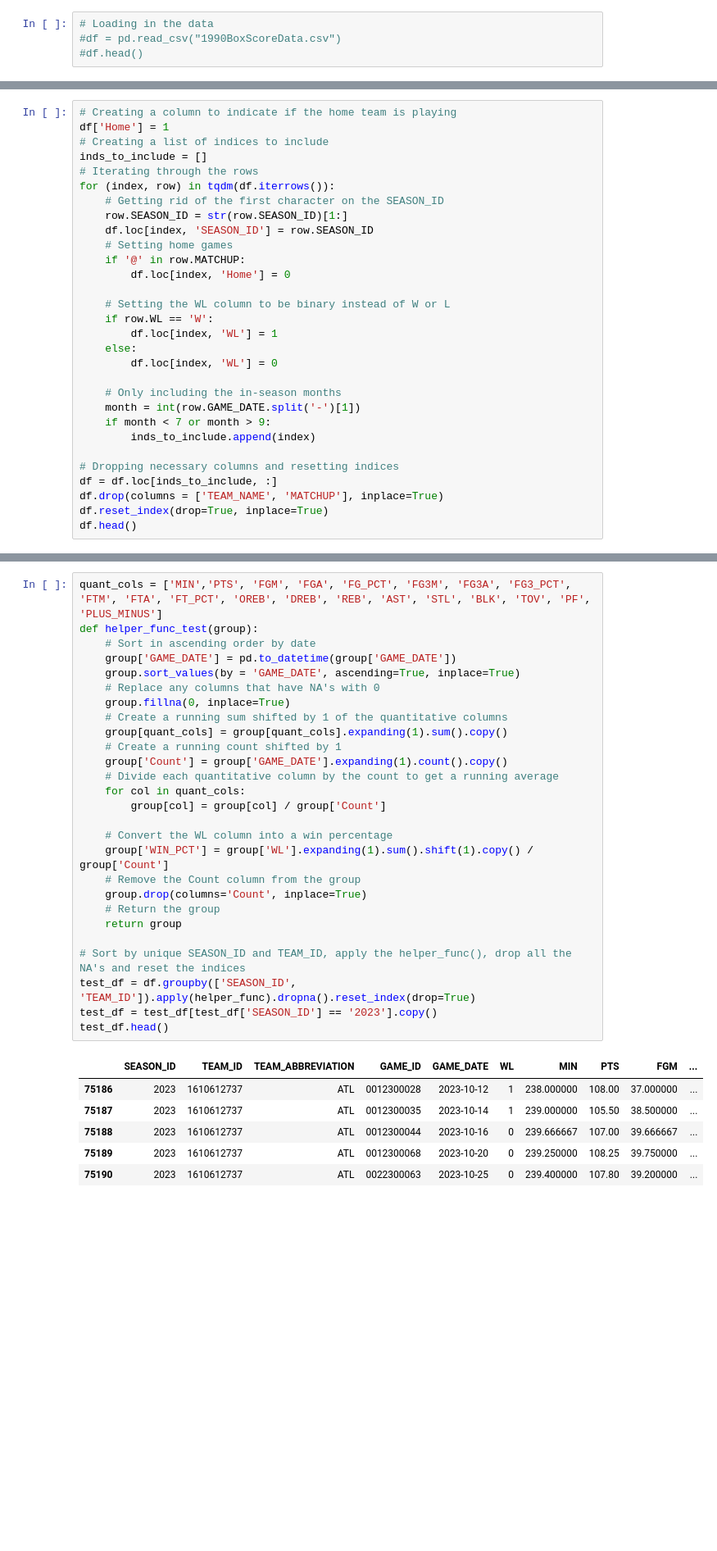
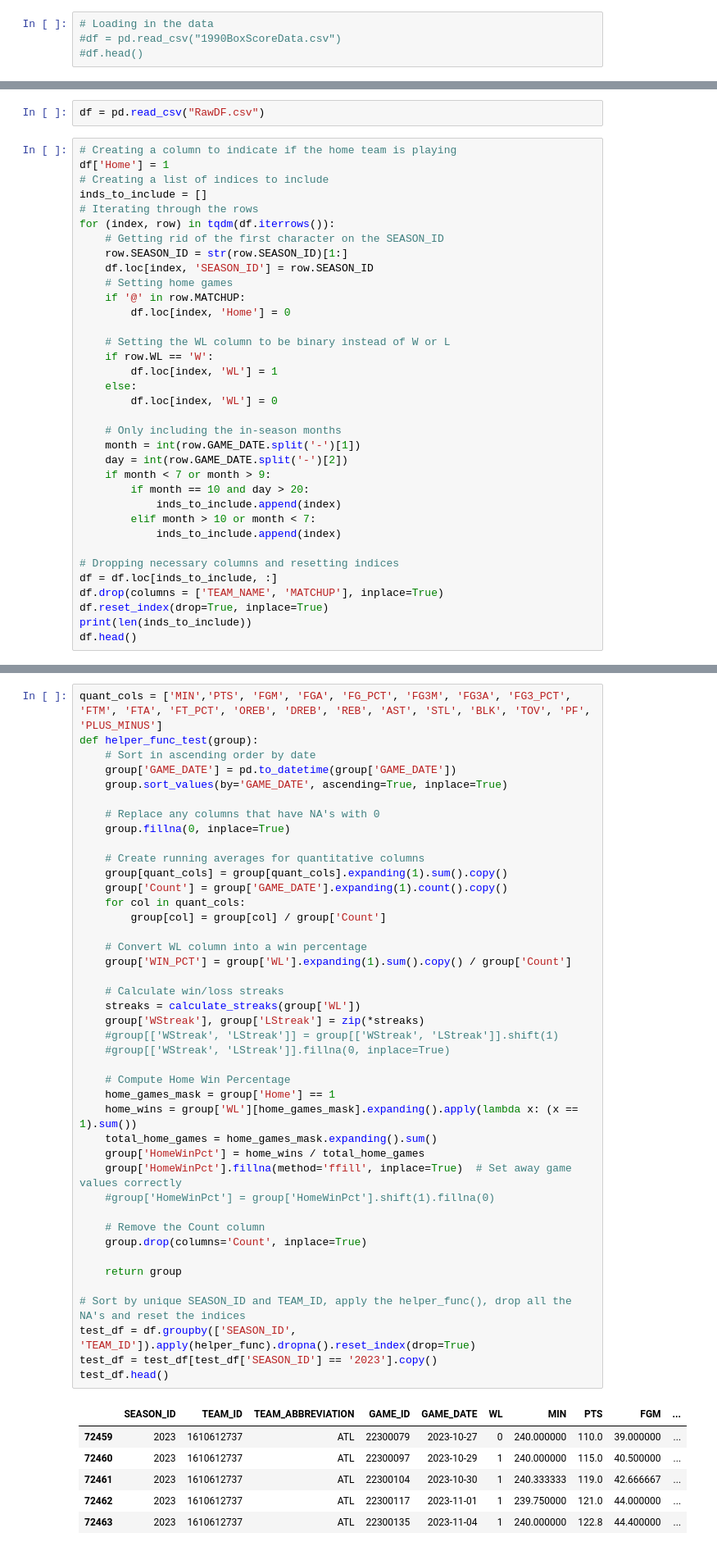
Before and after one commit to atticusdrex/nba-moneyline, a Jupyter notebook: ResearchNotebook.ipynb, the cells around one changed output, grey strips where cells are left out. Shown: that part at 82% size. Saved outputs shown, nothing was run; the diff lists cells and outputs as text; blank space fills up the shorter version.

```diff
--- a/ResearchNotebook.ipynb
+++ b/ResearchNotebook.ipynb
@@ -19,3 +21,5 @@ df.head()
+# %%
+df = pd.read_csv("RawDF.csv")
 # %%
 # Creating a column to indicate if the home team is playing
 df['Home'] = 1
@@ -38,12 +42,17 @@ for (index, row) in tqdm(df.iterrows()):
 
     # Only including the in-season months
     month = int(row.GAME_DATE.split('-')[1])
+    day = int(row.GAME_DATE.split('-')[2])
     if month < 7 or month > 9:
-        inds_to_include.append(index)
+        if month == 10 and day > 20:
+            inds_to_include.append(index)
+        elif month > 10 or month < 7:
+            inds_to_include.append(index)
 
 # Dropping necessary columns and resetting indices
 df = df.loc[inds_to_include, :]
 df.drop(columns = ['TEAM_NAME', 'MATCHUP'], inplace=True)
 df.reset_index(drop=True, inplace=True)
+print(len(inds_to_include))
 df.head()
 # %% [output]
@@ -224,34 +268,49 @@ Text(0, 0.5, 'Actual Probability Won')
 # %%
 quant_cols = ['MIN','PTS', 'FGM', 'FGA', 'FG_PCT', 'FG3M', 'FG3A', 'FG3_PCT', 'FTM', 'FTA', 'FT_PCT', 'OREB', 'DREB', 'REB', 'AST', 'STL', 'BLK', 'TOV', 'PF', 'PLUS_MINUS']
 def helper_func_test(group):
     # Sort in ascending order by date
     group['GAME_DATE'] = pd.to_datetime(group['GAME_DATE'])
-    group.sort_values(by = 'GAME_DATE', ascending=True, inplace=True)
+    group.sort_values(by='GAME_DATE', ascending=True, inplace=True)
+
     # Replace any columns that have NA's with 0
     group.fillna(0, inplace=True)
-    # Create a running sum shifted by 1 of the quantitative columns
+
+    # Create running averages for quantitative columns
     group[quant_cols] = group[quant_cols].expanding(1).sum().copy()
-    # Create a running count shifted by 1
     group['Count'] = group['GAME_DATE'].expanding(1).count().copy()
-    # Divide each quantitative column by the count to get a running average
     for col in quant_cols:
         group[col] = group[col] / group['Count']
 
-    # Convert the WL column into a win percentage
-    group['WIN_PCT'] = group['WL'].expanding(1).sum().shift(1).copy() / group['Count']
-    # Remove the Count column from the group
+    # Convert WL column into a win percentage
+    group['WIN_PCT'] = group['WL'].expanding(1).sum().copy() / group['Count']
+
+    # Calculate win/loss streaks
+    streaks = calculate_streaks(group['WL'])
+    group['WStreak'], group['LStreak'] = zip(*streaks)
+    #group[['WStreak', 'LStreak']] = group[['WStreak', 'LStreak']].shift(1)
+    #group[['WStreak', 'LStreak']].fillna(0, inplace=True)
+
+    # Compute Home Win Percentage
+    home_games_mask = group['Home'] == 1
+    home_wins = group['WL'][home_games_mask].expanding().apply(lambda x: (x == 1).sum())
+    total_home_games = home_games_mask.expanding().sum()
+    group['HomeWinPct'] = home_wins / total_home_games
+    group['HomeWinPct'].fillna(method='ffill', inplace=True)  # Set away game values correctly
+    #group['HomeWinPct'] = group['HomeWinPct'].shift(1).fillna(0)
+
+    # Remove the Count column
     group.drop(columns='Count', inplace=True)
-    # Return the group
+
     return group
 
 # Sort by unique SEASON_ID and TEAM_ID, apply the helper_func(), drop all the NA's and reset the indices
 test_df = df.groupby(['SEASON_ID', 'TEAM_ID']).apply(helper_func).dropna().reset_index(drop=True)
 test_df = test_df[test_df['SEASON_ID'] == '2023'].copy()
 test_df.head()
 # %% [output]
 |  | SEASON_ID | TEAM_ID | TEAM_ABBREVIATION | GAME_ID | GAME_DATE | WL | MIN | PTS | FGM | ... |
-| 75186 | 2023 | 1610612737 | ATL | 0012300028 | 2023-10-12 | 1 | 238.000000 | 108.00 | 37.000000 | ... |
-| 75187 | 2023 | 1610612737 | ATL | 0012300035 | 2023-10-14 | 1 | 239.000000 | 105.50 | 38.500000 | ... |
-| 75188 | 2023 | 1610612737 | ATL | 0012300044 | 2023-10-16 | 0 | 239.666667 | 107.00 | 39.666667 | ... |
-| 75189 | 2023 | 1610612737 | ATL | 0012300068 | 2023-10-20 | 0 | 239.250000 | 108.25 | 39.750000 | ... |
-| 75190 | 2023 | 1610612737 | ATL | 0022300063 | 2023-10-25 | 0 | 239.400000 | 107.80 | 39.200000 | ... |
+| 72459 | 2023 | 1610612737 | ATL | 22300079 | 2023-10-27 | 0 | 240.000000 | 110.0 | 39.000000 | ... |
+| 72460 | 2023 | 1610612737 | ATL | 22300097 | 2023-10-29 | 1 | 240.000000 | 115.0 | 40.500000 | ... |
+| 72461 | 2023 | 1610612737 | ATL | 22300104 | 2023-10-30 | 1 | 240.333333 | 119.0 | 42.666667 | ... |
+| 72462 | 2023 | 1610612737 | ATL | 22300117 | 2023-11-01 | 1 | 239.750000 | 121.0 | 44.000000 | ... |
+| 72463 | 2023 | 1610612737 | ATL | 22300135 | 2023-11-04 | 1 | 240.000000 | 122.8 | 44.400000 | ... |
```
Also changed, not shown: parts of 13 cells of this notebook, 6 other files.
